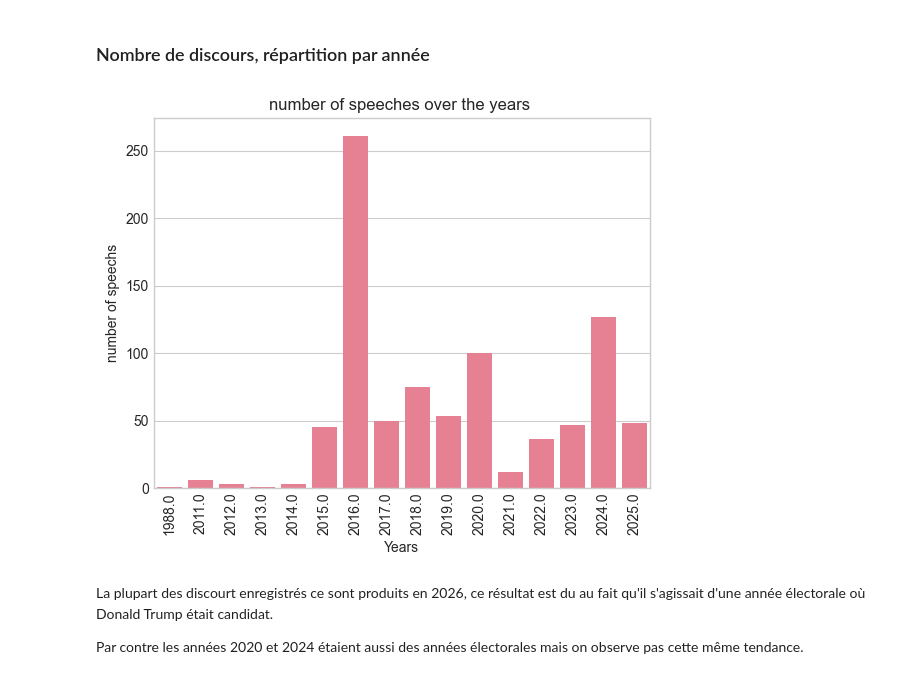
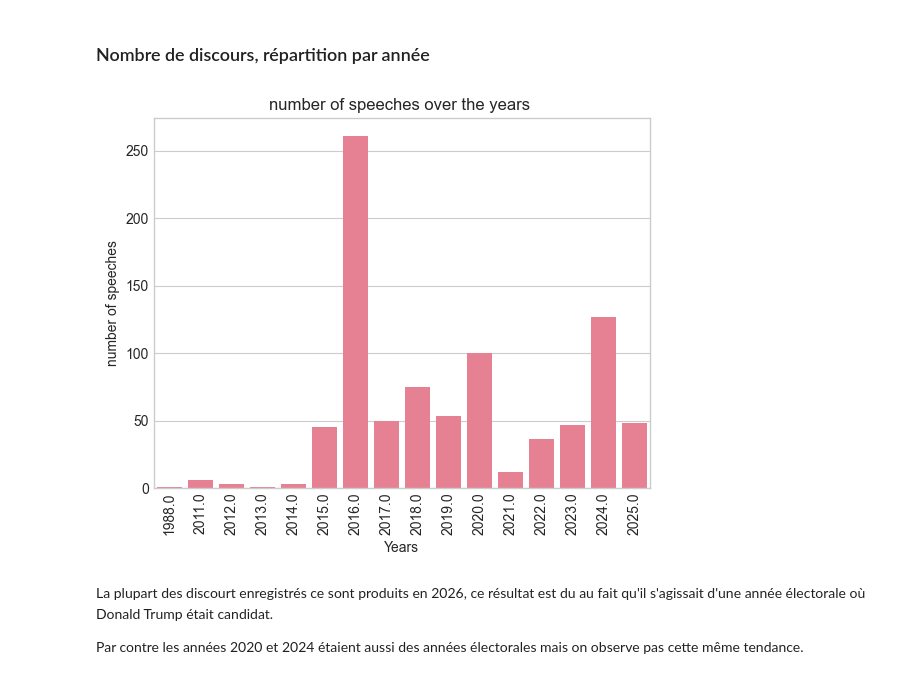
Before and after one commit to NgrimaldiN/Getting-in-Trump-s-Head, a Jupyter notebook: notebooks/Final_Notebook.ipynb, the cells around one changed output. Cells and saved outputs as stored; diff of their text form; code cells hidden in the pictures.

```diff
--- a/notebooks/Final_Notebook.ipynb
+++ b/notebooks/Final_Notebook.ipynb
@@ -140,17 +140,17 @@ La date initiale est : 1988-06-05 00:00:00 et la date finale 2025-10-28 00:00:00
 # %%
 df_speeches["Years"]=df_speeches["date"].dt.year
 df_speeches["Months"]=df_speeches["date"].dt.month_name()
 df_speeches["Days"]=df_speeches["date"].dt.day_name()
+## Visualisation du nombre de discours par année
+plt.figure()
+sns.countplot(data=df_speeches, x="Years" )
+plt.title("number of speeches over the years ")
+plt.ylabel("number of speeches")
+plt.xticks(rotation=90)
+
+plt.show()
+# %% [output]
+[figure, added]
-# %%
-plt.figure()
-sns.countplot(data=df_speeches, x="Years" )
-plt.title("number of speeches over the years ")
-plt.ylabel("number of speechs")
-plt.xticks(rotation=90)
-
-plt.show()
-# %% [output]
-[figure, removed]
 # %% [markdown]
 La plupart des discourt enregistrés ce sont produits en 2026, ce résultat est du au fait qu'il s'agissait d'une année électorale où Donald Trump était candidat.
 
```
Also changed, not shown: parts of 6 cells of this notebook.
